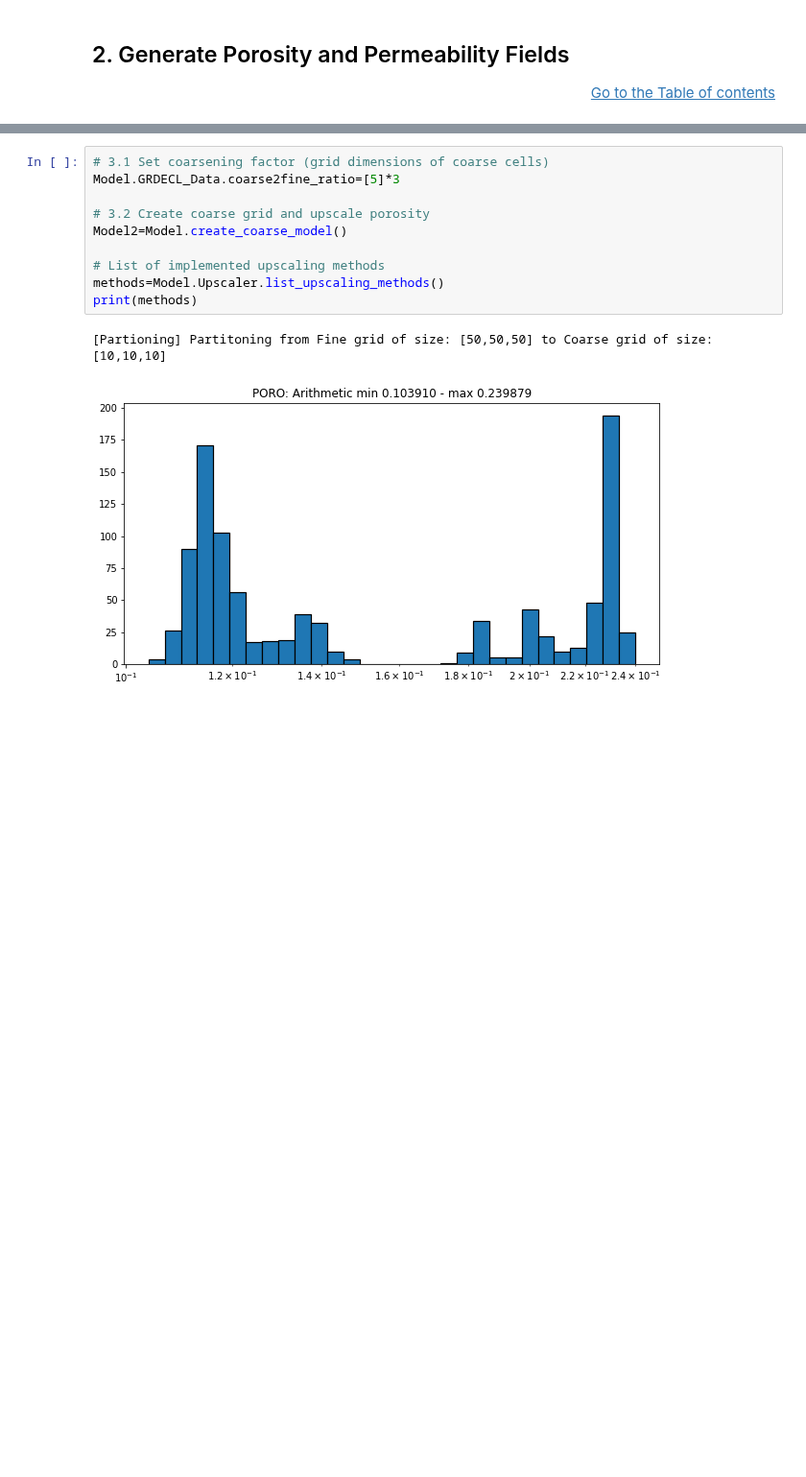
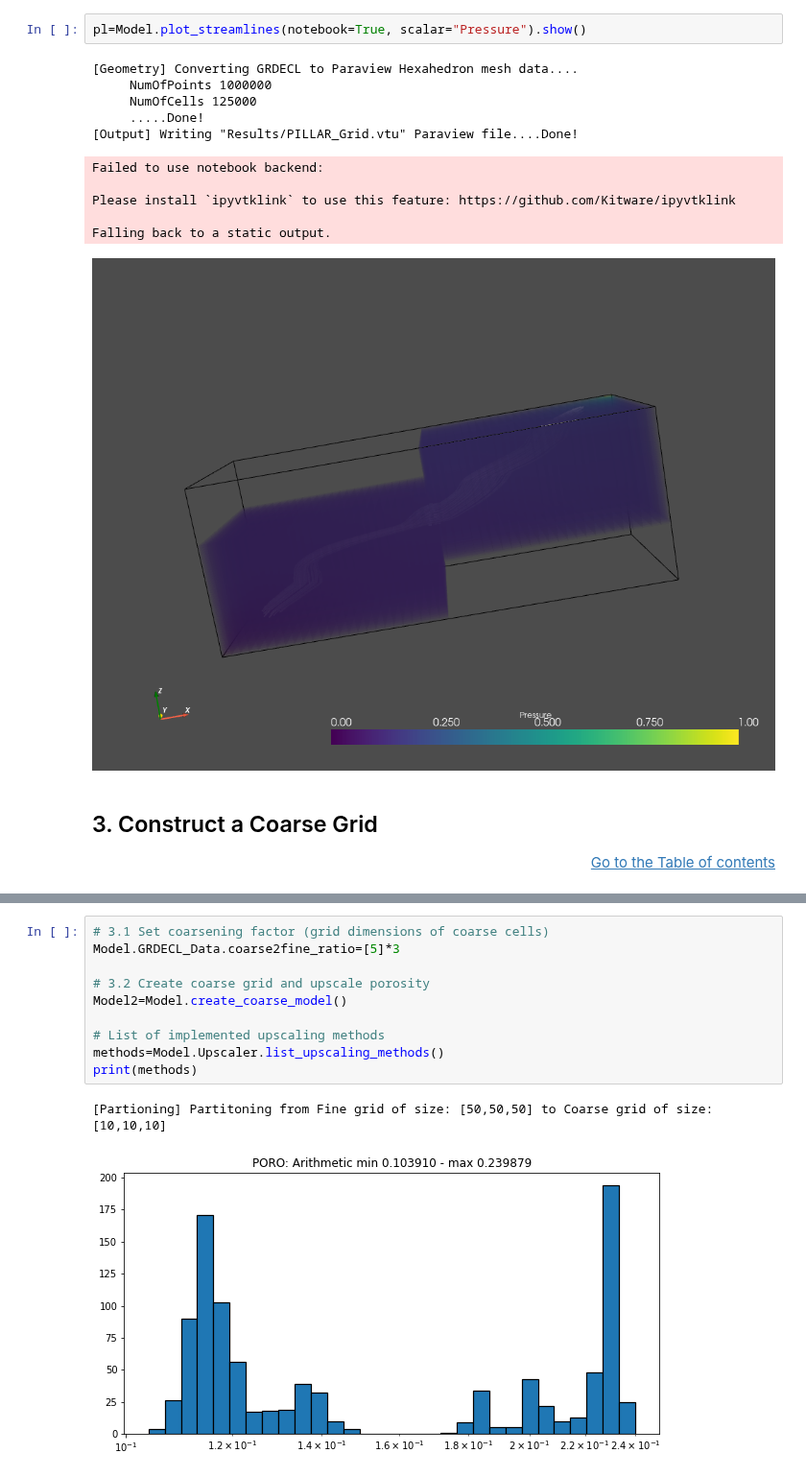
Before and after one commit to BinWang0213/PyGRDECL, a Jupyter notebook: Upscaling_Simplecrdecl.ipynb, the cells around one changed output, grey strips where cells are left out. Shown at 96% size. Saved outputs shown, nothing was run; the diff lists cells and outputs as text; blank space fills up the shorter version.

```diff
--- a/Upscaling_Simplecrdecl.ipynb
+++ b/Upscaling_Simplecrdecl.ipynb
@@ -75,3 +150,17 @@ Viewer(geometries=[{'vtkClass': 'vtkPolyData', 'points': {'vtkClass': 'vtkPoints
+# %%
+pl=Model.plot_streamlines(notebook=True, scalar="Pressure").show()
+# %% [output]
+[Geometry] Converting GRDECL to Paraview Hexahedron mesh data....
+     NumOfPoints 1000000
+     NumOfCells 125000
+     .....Done!
+[Output] Writing "Results/PILLAR_Grid.vtu" Paraview file....Done!
+Failed to use notebook backend:
+
+Please install `ipyvtklink` to use this feature: https://github.com/Kitware/ipyvtklink
+
+Falling back to a static output.
+[figure, added]
 # %% [markdown]
-## 2. Generate Porosity and Permeability Fields
-<p style="text-align:right;"><a href='#Upscaling-Fine-Scale-Porous-Media-for-Flow-Simulation'>Go to the Table of contents</a></p>
+##  3. Construct a Coarse Grid
+<p style="text-align:right;"><a href='#Upscaling-Fine-Scale-Porous-Media-Grids-for-Efficient-Flow-Simulation'>Go to the Table of contents</a></p>
```
Also changed, not shown: parts of 16 cells of this notebook, 1 other file.
